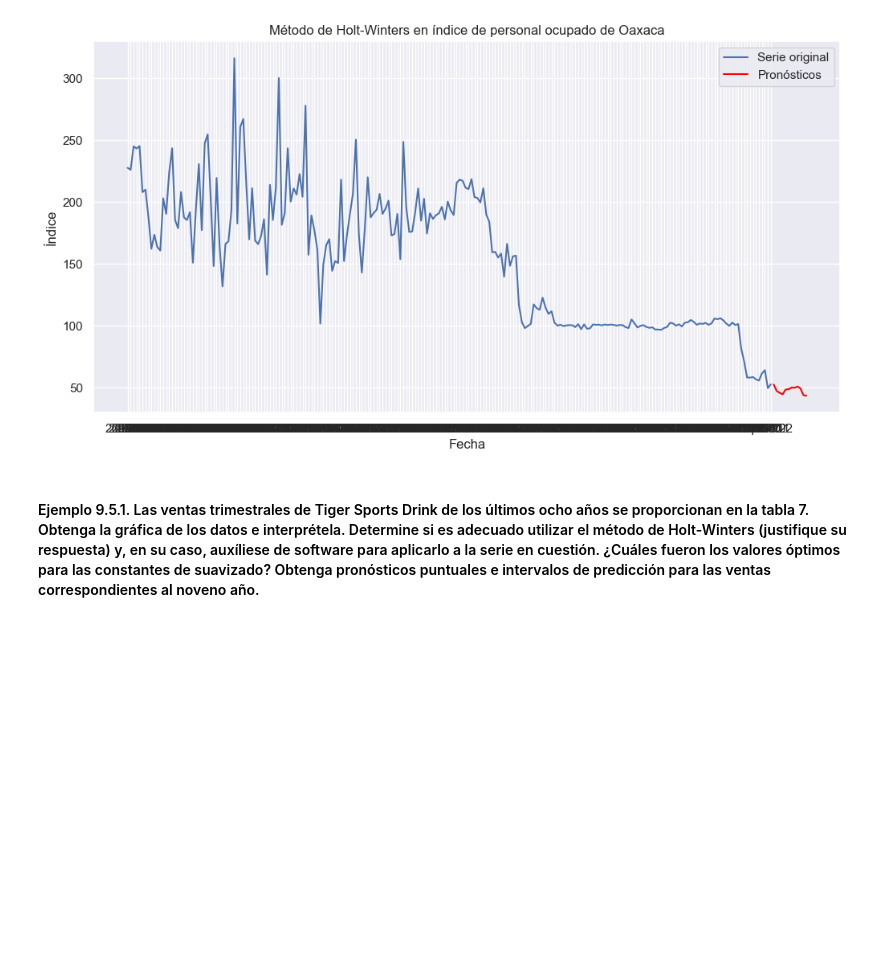
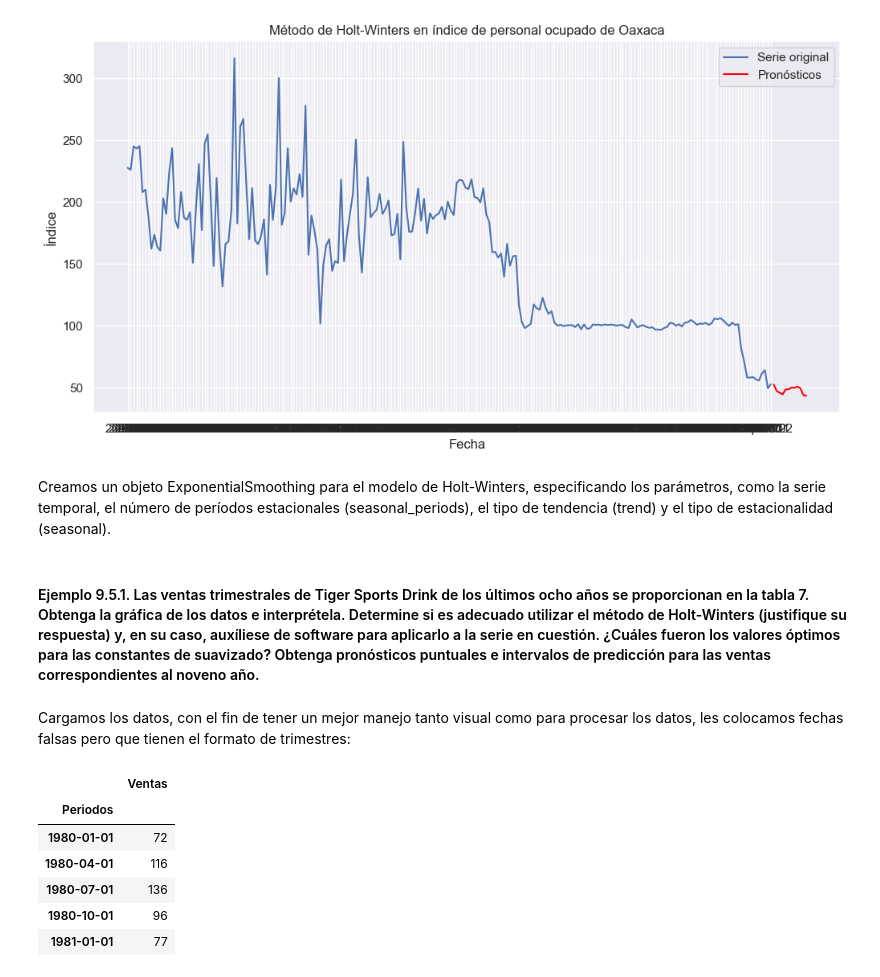
Before and after one commit to maferpy/unidad9, a Jupyter notebook: pronosticos.ipynb, the cells around one changed output. Cells and saved outputs as stored; diff of their text form; code cells hidden in the pictures; blank space fills up the shorter version.

```diff
--- a/pronosticos.ipynb
+++ b/pronosticos.ipynb
@@ -963,5 +963,28 @@ plt.legend()
 plt.show()
 # %% [output]
 [figure]
+# %% [markdown]
+Creamos un objeto ExponentialSmoothing para el modelo de Holt-Winters, especificando los parámetros, como la serie temporal, el número de períodos estacionales (seasonal_periods), el tipo de tendencia (trend) y el tipo de estacionalidad (seasonal).
 # %% [markdown]
 #### Ejemplo 9.5.1. Las ventas trimestrales de Tiger Sports Drink de los últimos ocho años se proporcionan en la tabla 7. Obtenga la gráfica de los datos e interprétela. Determine si es adecuado utilizar el método de Holt-Winters (justifique su respuesta) y, en su caso, auxíliese de software para aplicarlo a la serie en cuestión. ¿Cuáles fueron los valores óptimos para las constantes de suavizado? Obtenga pronósticos puntuales e intervalos de predicción para las ventas correspondientes al noveno año.
+# %% [markdown]
+Cargamos los datos, con el fin de tener un mejor manejo tanto visual como para procesar los datos, les colocamos fechas falsas pero que tienen el formato de trimestres:
+# %%
+df = pd.read_excel("Ejercicio951.xlsx")
+df.columns = ['Periodos', 'Ventas']
+def convertir_fecha_trimestral(fecha_str):
+    year, quarter = fecha_str.split('/')
+    month = int(quarter) * 3 - 2
+    return pd.Timestamp(year=int(year), month=month, day=1)
+
+df['Periodos'] = df['Periodos'].apply(convertir_fecha_trimestral)
+df.set_index('Periodos', inplace=True)
+df.head()
+# %% [output]
+|  | Ventas |
+| Periodos |  |
+| 1980-01-01 | 72 |
+| 1980-04-01 | 116 |
+| 1980-07-01 | 136 |
+| 1980-10-01 | 96 |
+| 1981-01-01 | 77 |
```
Also changed, not shown: parts of 3 cells of this notebook, 2 other files.
